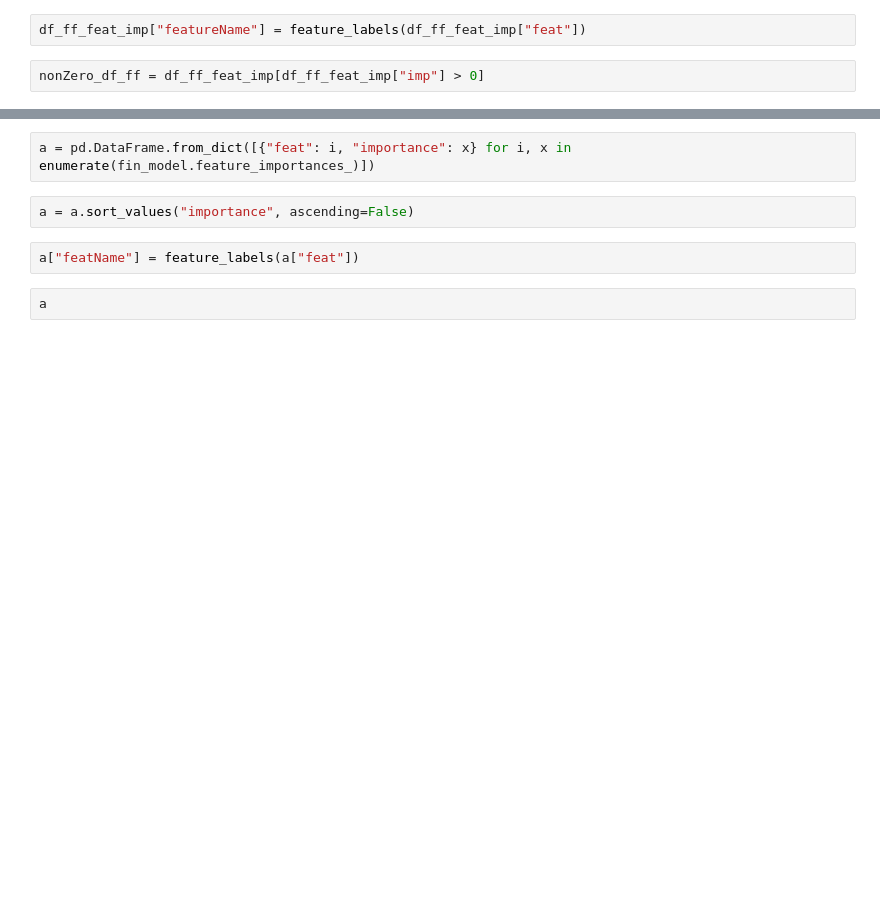
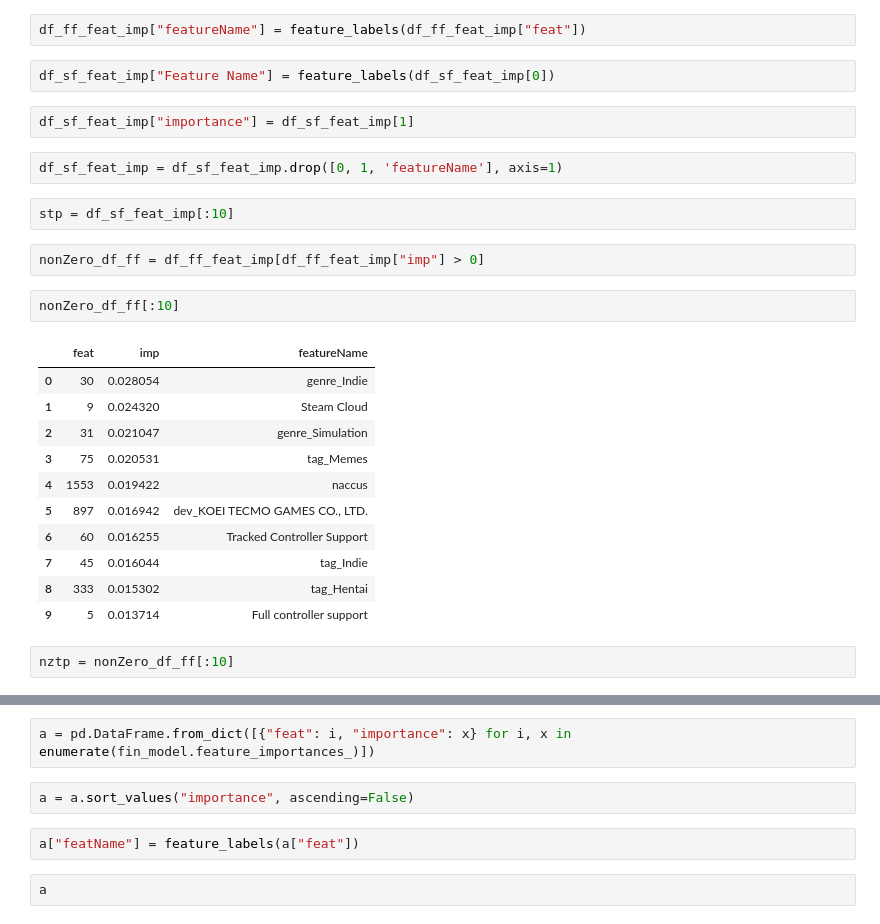
Before and after one commit to KingJMS1/JMT6366Project, a Jupyter notebook: Final Model.ipynb, the cells around one changed output, grey strips where cells are left out. Saved outputs shown, nothing was run; the diff lists cells and outputs as text; blank space fills up the shorter version.

```diff
--- a/Final Model.ipynb
+++ b/Final Model.ipynb
@@ -1053,4 +1078,28 @@ df_ff_feat_imp
 # %%
 df_ff_feat_imp["featureName"] = feature_labels(df_ff_feat_imp["feat"])
+# %%
+df_sf_feat_imp["Feature Name"] = feature_labels(df_sf_feat_imp[0])
+# %%
+df_sf_feat_imp["importance"] = df_sf_feat_imp[1]
+# %%
+df_sf_feat_imp = df_sf_feat_imp.drop([0, 1, 'featureName'], axis=1)
+# %%
+stp = df_sf_feat_imp[:10]
 # %%
 nonZero_df_ff = df_ff_feat_imp[df_ff_feat_imp["imp"] > 0]
+# %%
+nonZero_df_ff[:10]
+# %% [output]
+|  | feat | imp | featureName |
+| 0 | 30 | 0.028054 | genre_Indie |
+| 1 | 9 | 0.024320 | Steam Cloud |
+| 2 | 31 | 0.021047 | genre_Simulation |
+| 3 | 75 | 0.020531 | tag_Memes |
+| 4 | 1553 | 0.019422 | naccus |
+| 5 | 897 | 0.016942 | dev_KOEI TECMO GAMES CO., LTD. |
+| 6 | 60 | 0.016255 | Tracked Controller Support |
+| 7 | 45 | 0.016044 | tag_Indie |
+| 8 | 333 | 0.015302 | tag_Hentai |
+| 9 | 5 | 0.013714 | Full controller support |
+# %%
+nztp = nonZero_df_ff[:10]
```
Also changed, not shown: parts of 12 cells of this notebook, 13 other files.
